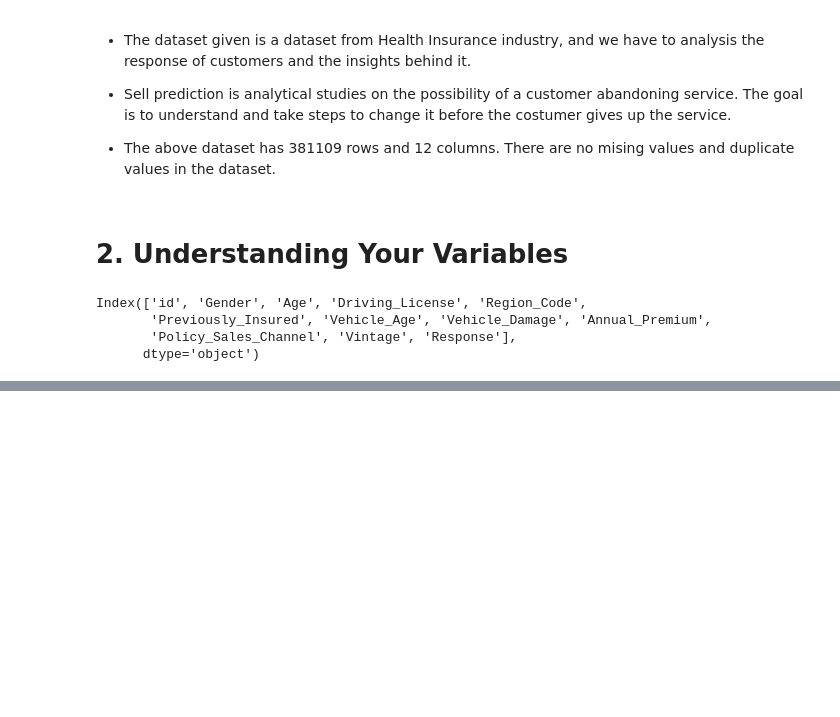
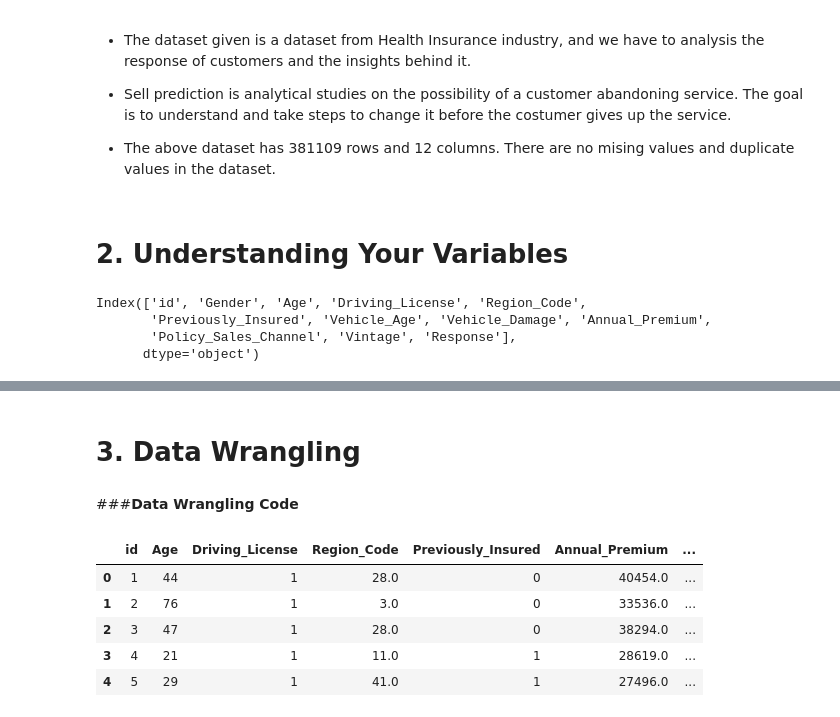
Before and after one commit to Sairindhrijena/Health-Insurance-Cross-Sell-Prediction, a Jupyter notebook: Health_Insurance_Cross_Sell_Prediction.ipynb, the cells around one changed output, grey strips where cells are left out. Drawn from its saved outputs; the diff is of its cells as text; code cells hidden in the pictures; blank space fills up the shorter version.

```diff
--- a/Health_Insurance_Cross_Sell_Prediction.ipynb
+++ b/Health_Insurance_Cross_Sell_Prediction.ipynb
@@ -170,0 +221,17 @@ data.describe(include='all')
+# %% [markdown]
+# **3. Data Wrangling**
+# %% [markdown]
+###**Data Wrangling Code**
+# %%
+# Write your code to make your dataset analysis ready.
+# Assingning numericals column of df to variable numerical_cols
+num_cols = list(data.describe())
+num_data = data[num_cols]
+num_data.head()
+# %% [output]
+|  | id | Age | Driving_License | Region_Code | Previously_Insured | Annual_Premium | ... |
+| 0 | 1 | 44 | 1 | 28.0 | 0 | 40454.0 | ... |
+| 1 | 2 | 76 | 1 | 3.0 | 0 | 33536.0 | ... |
+| 2 | 3 | 47 | 1 | 28.0 | 0 | 38294.0 | ... |
+| 3 | 4 | 21 | 1 | 11.0 | 1 | 28619.0 | ... |
+| 4 | 5 | 29 | 1 | 41.0 | 1 | 27496.0 | ... |
```
Also changed, not shown: parts of 22 cells of this notebook.
